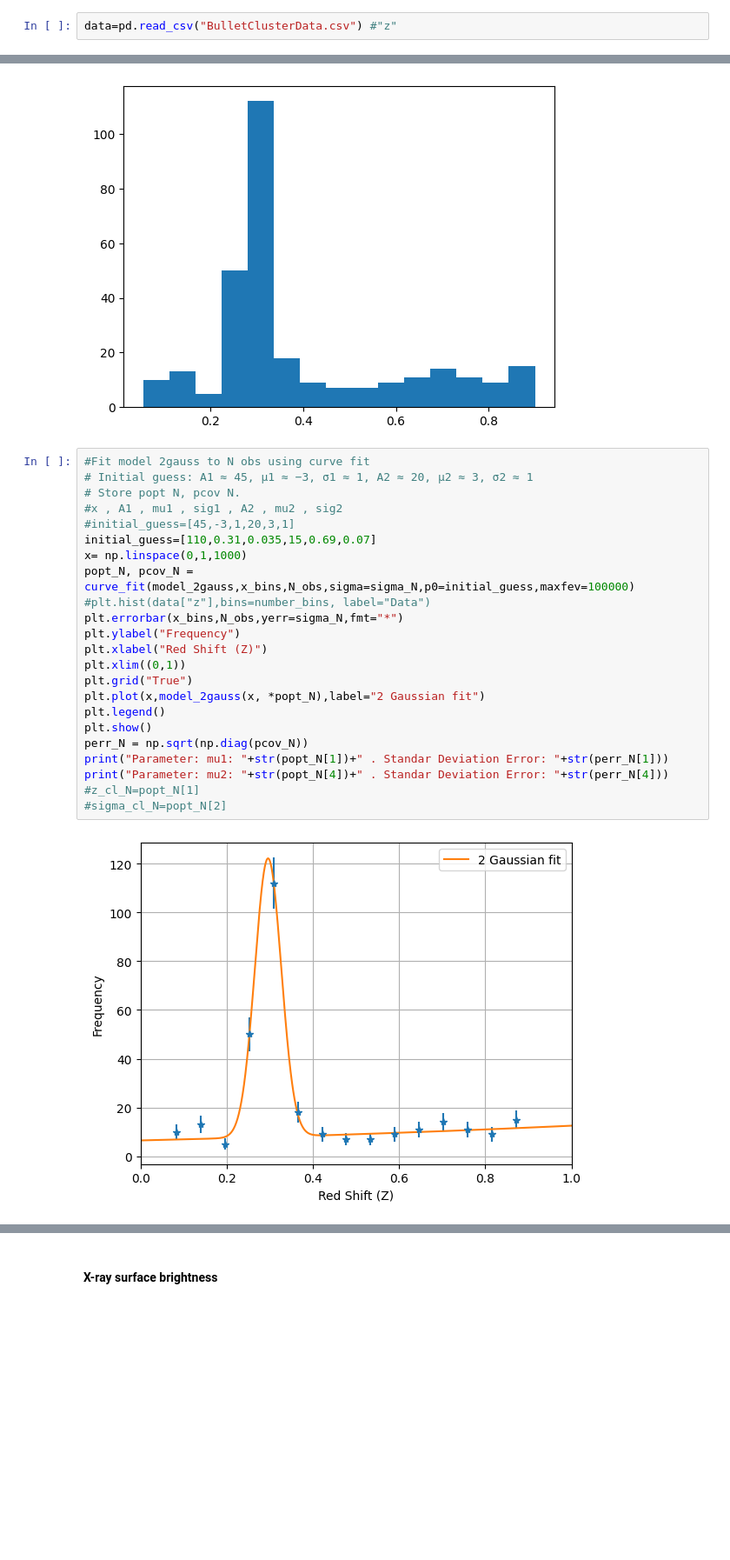
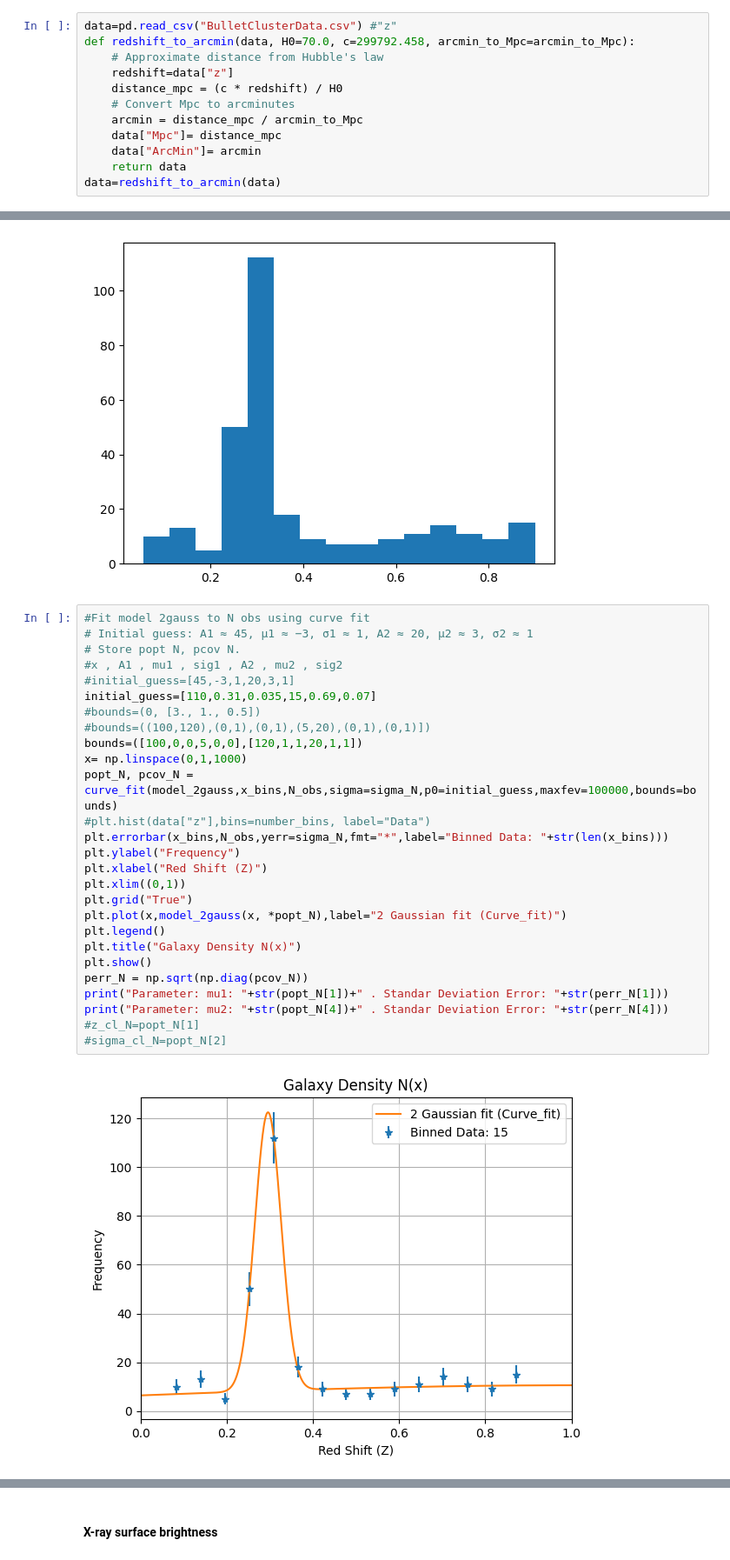
Before and after one commit to jdgv1709/Statistical-Analysis-of-the-Bullet-Cluster-Statistics-1-Course, a Jupyter notebook: Final Exam.ipynb, the cells around one changed output, grey strips where cells are left out. Shown at 87% size. Cells and saved outputs as stored; diff of their text form; blank space fills up the shorter version.

Commit message:
New Data

```diff
--- a/Final Exam.ipynb
+++ b/Final Exam.ipynb
@@ -44,3 +44,13 @@ M_per_kappa = 3e14# Msun per unit integrated kappa
 ### Part 0: Data
 # %%
 data=pd.read_csv("BulletClusterData.csv") #"z"
+def redshift_to_arcmin(data, H0=70.0, c=299792.458, arcmin_to_Mpc=arcmin_to_Mpc):
+    # Approximate distance from Hubble's law
+    redshift=data["z"]
+    distance_mpc = (c * redshift) / H0
+    # Convert Mpc to arcminutes
+    arcmin = distance_mpc / arcmin_to_Mpc
+    data["Mpc"]= distance_mpc
+    data["ArcMin"]= arcmin
+    return data
+data=redshift_to_arcmin(data)
@@ -216,25 +245,29 @@ del bins_center, n
 # %%
 #Fit model 2gauss to N obs using curve fit
 # Initial guess: A1 ≈ 45, µ1 ≈ −3, σ1 ≈ 1, A2 ≈ 20, µ2 ≈ 3, σ2 ≈ 1
 # Store popt N, pcov N.
 #x , A1 , mu1 , sig1 , A2 , mu2 , sig2
 #initial_guess=[45,-3,1,20,3,1]
 initial_guess=[110,0.31,0.035,15,0.69,0.07]
+#bounds=(0, [3., 1., 0.5])
+#bounds=((100,120),(0,1),(0,1),(5,20),(0,1),(0,1)])
+bounds=([100,0,0,5,0,0],[120,1,1,20,1,1])
 x= np.linspace(0,1,1000)
-popt_N, pcov_N = curve_fit(model_2gauss,x_bins,N_obs,sigma=sigma_N,p0=initial_guess,maxfev=100000)
+popt_N, pcov_N = curve_fit(model_2gauss,x_bins,N_obs,sigma=sigma_N,p0=initial_guess,maxfev=100000,bounds=bounds)
 #plt.hist(data["z"],bins=number_bins, label="Data")
-plt.errorbar(x_bins,N_obs,yerr=sigma_N,fmt="*")
+plt.errorbar(x_bins,N_obs,yerr=sigma_N,fmt="*",label="Binned Data: "+str(len(x_bins)))
 plt.ylabel("Frequency")
 plt.xlabel("Red Shift (Z)")
 plt.xlim((0,1))
 plt.grid("True")
-plt.plot(x,model_2gauss(x, *popt_N),label="2 Gaussian fit")
+plt.plot(x,model_2gauss(x, *popt_N),label="2 Gaussian fit (Curve_fit)")
 plt.legend()
+plt.title("Galaxy Density N(x)")
 plt.show()
 perr_N = np.sqrt(np.diag(pcov_N))
 print("Parameter: mu1: "+str(popt_N[1])+" . Standar Deviation Error: "+str(perr_N[1]))
 print("Parameter: mu2: "+str(popt_N[4])+" . Standar Deviation Error: "+str(perr_N[4]))
 #z_cl_N=popt_N[1]
 #sigma_cl_N=popt_N[2]
 # %% [output]
-[figure, old version]
+[figure, new version]
```
Also changed, not shown: parts of 15 cells of this notebook, 1 other file.
